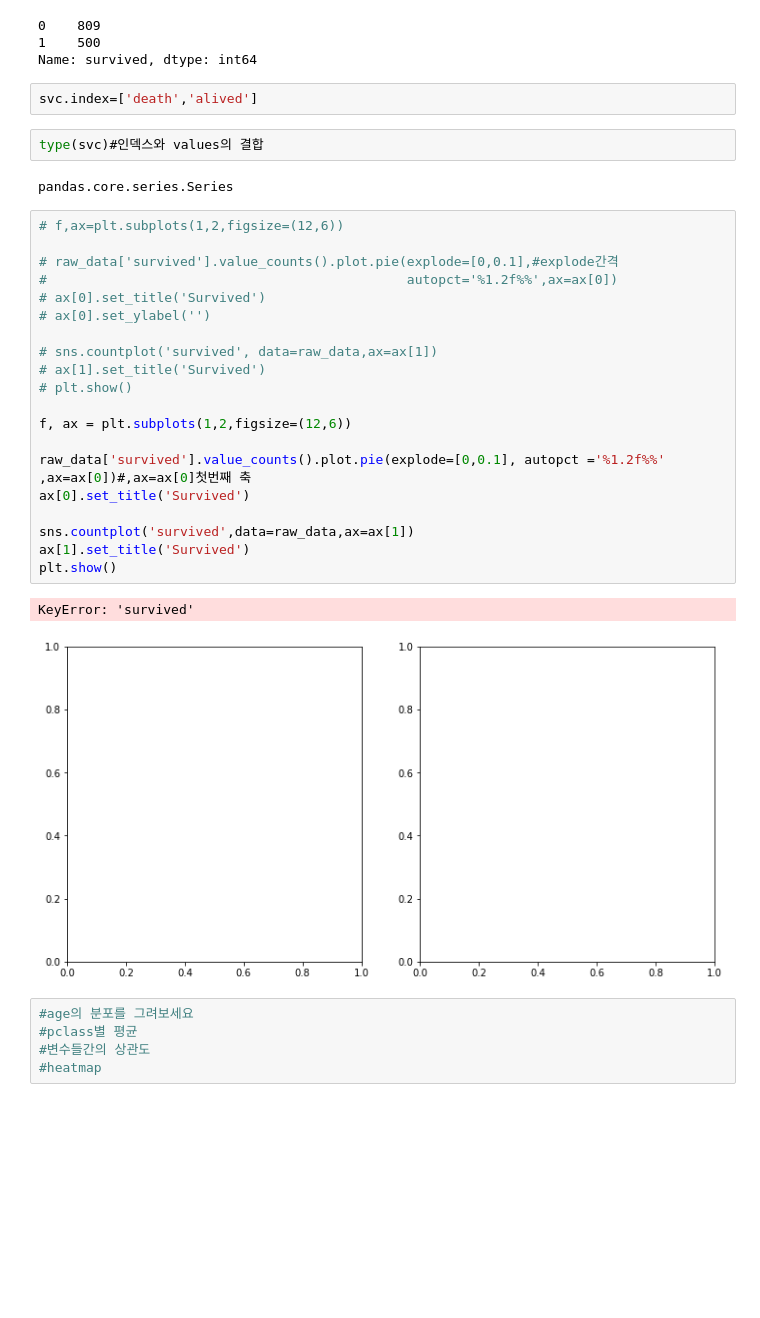
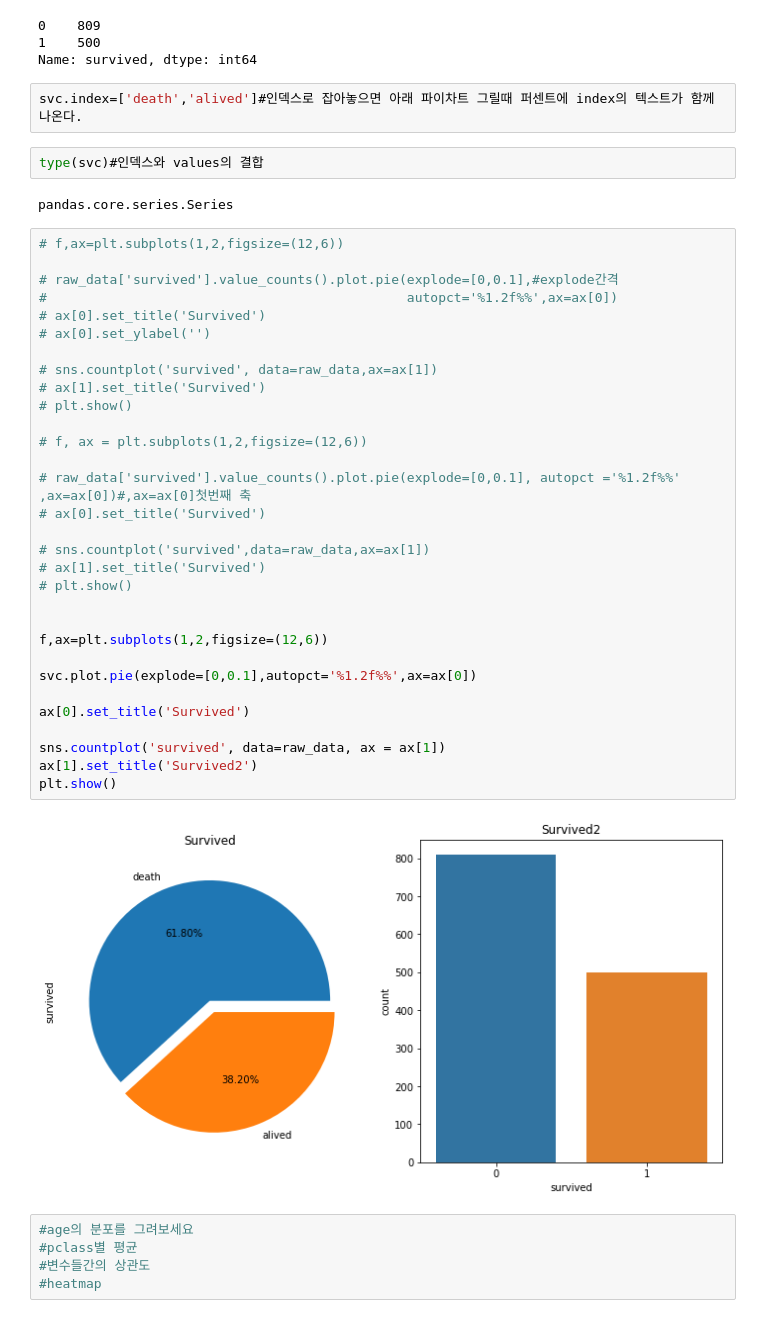
Before and after one commit to jinhuioh/Hi_ai, a Jupyter notebook: data07/titanic-post.ipynb, the cells around one changed output. Saved outputs shown, nothing was run; the diff lists cells and outputs as text; blank space fills up the shorter version.

```diff
--- a/data07/titanic-post.ipynb
+++ b/data07/titanic-post.ipynb
@@ -54,8 +56,8 @@ svc
 0    809
 1    500
 Name: survived, dtype: int64
-# %%
-svc.index=['death','alived']
+# %%
+svc.index=['death','alived']#인덱스로 잡아놓으면 아래 파이차트 그릴때 퍼센트에 index의 텍스트가 함께 나온다.
 # %%
 type(svc)#인덱스와 values의 결합
 # %% [output]
@@ -63,26 +65,36 @@ pandas.core.series.Series
 # %%
 # f,ax=plt.subplots(1,2,figsize=(12,6))
 
 # raw_data['survived'].value_counts().plot.pie(explode=[0,0.1],#explode간격
 #                                              autopct='%1.2f%%',ax=ax[0])
 # ax[0].set_title('Survived')
 # ax[0].set_ylabel('')
 
 # sns.countplot('survived', data=raw_data,ax=ax[1])
 # ax[1].set_title('Survived')
 # plt.show()
 
-f, ax = plt.subplots(1,2,figsize=(12,6))
+# f, ax = plt.subplots(1,2,figsize=(12,6))
 
-raw_data['survived'].value_counts().plot.pie(explode=[0,0.1], autopct ='%1.2f%%' ,ax=ax[0])#,ax=ax[0]첫번째 축
+# raw_data['survived'].value_counts().plot.pie(explode=[0,0.1], autopct ='%1.2f%%' ,ax=ax[0])#,ax=ax[0]첫번째 축
+# ax[0].set_title('Survived')
+
+# sns.countplot('survived',data=raw_data,ax=ax[1])
+# ax[1].set_title('Survived')
+# plt.show()
+
+
+f,ax=plt.subplots(1,2,figsize=(12,6))
+
+svc.plot.pie(explode=[0,0.1],autopct='%1.2f%%',ax=ax[0])
+
 ax[0].set_title('Survived')
 
-sns.countplot('survived',data=raw_data,ax=ax[1])
-ax[1].set_title('Survived')
+sns.countplot('survived', data=raw_data, ax = ax[1])
+ax[1].set_title('Survived2')
 plt.show()
 # %% [output]
-KeyError: 'survived'
-[figure, old version]
+[figure, new version]
 # %%
 #age의 분포를 그려보세요
 #pclass별 평균
```
Also changed, not shown: parts of 15 cells of this notebook.
